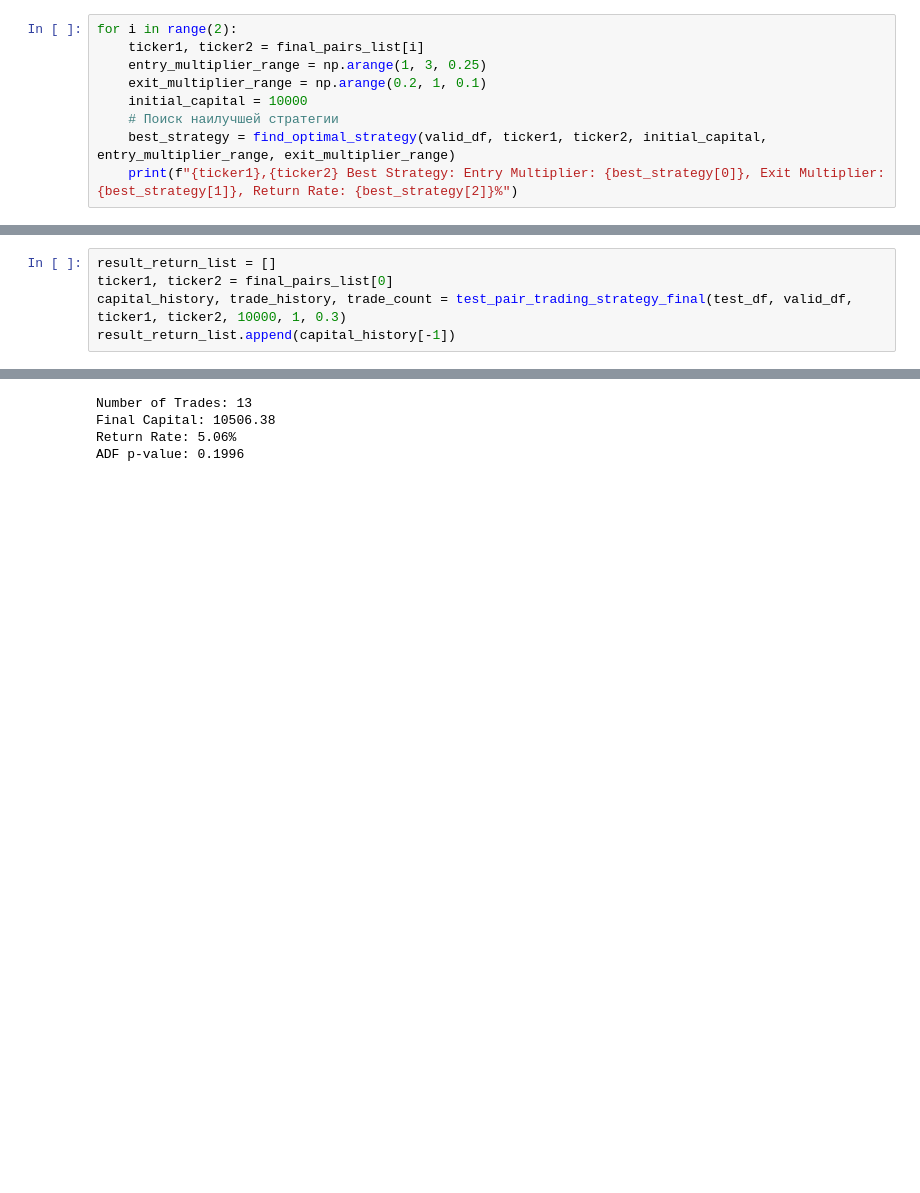
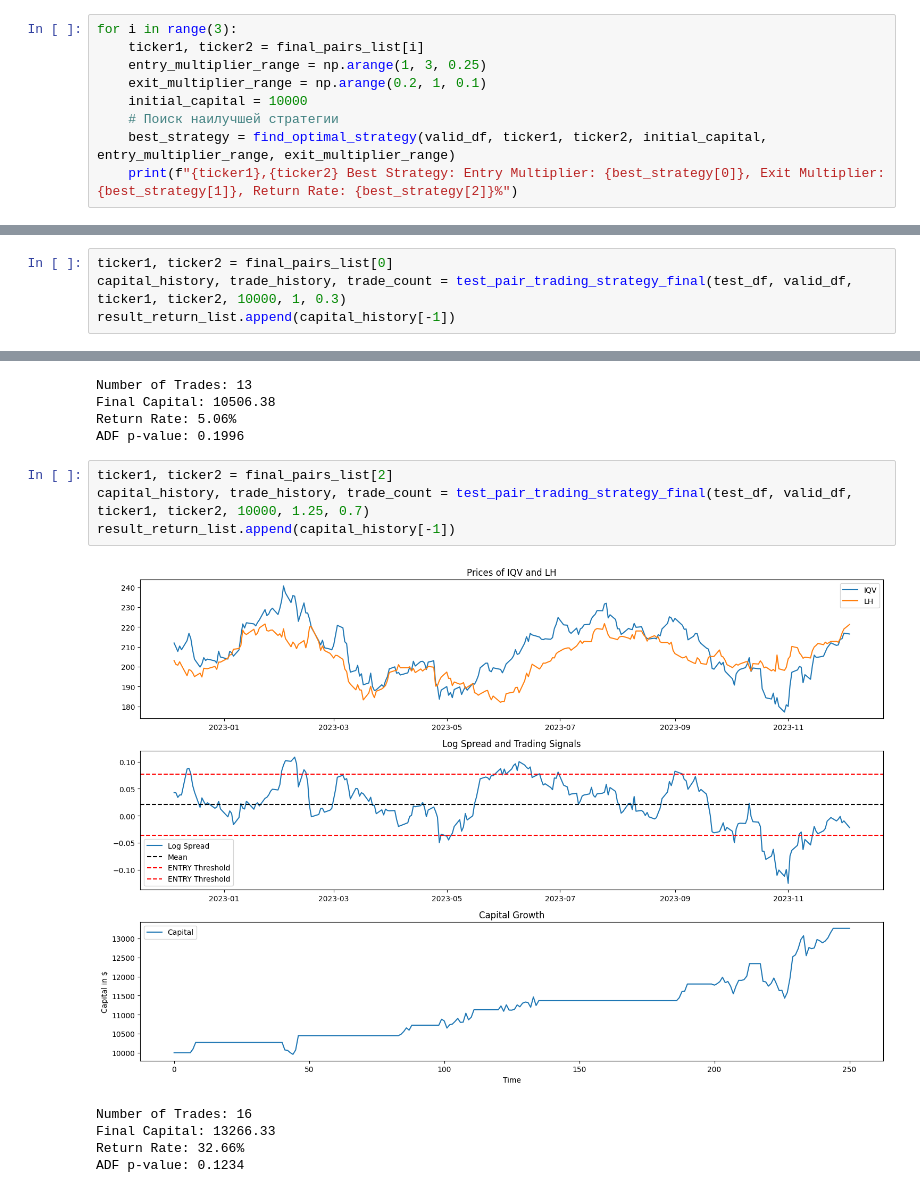
Before and after one commit to sergandri/PairTradingProject, a Jupyter notebook: draft.ipynb, the cells around one changed output, grey strips where cells are left out. Drawn from its saved outputs; the diff is of its cells as text; blank space fills up the shorter version.

```diff
--- a/draft.ipynb
+++ b/draft.ipynb
@@ -732,7 +697,7 @@ def find_optimal_strategy(valid_df, ticker1, ticker2, initial_capital, entry_mul
 
     return best_strategy
 # %%
-for i in range(2):
+for i in range(3):
     ticker1, ticker2 = final_pairs_list[i]
     entry_multiplier_range = np.arange(1, 3, 0.25)
     exit_multiplier_range = np.arange(0.2, 1, 0.1)
@@ -938,7 +811,6 @@ def test_pair_trading_strategy_final(test_df, valid_df, ticker1, ticker2, initia
 
     return capital_history, trade_history, trade_count
 # %%
-result_return_list = []
 ticker1, ticker2 = final_pairs_list[0]
 capital_history, trade_history, trade_count = test_pair_trading_strategy_final(test_df, valid_df, ticker1, ticker2, 10000, 1, 0.3)
 result_return_list.append(capital_history[-1])
@@ -958,4 +830,14 @@ Number of Trades: 13
 Final Capital: 10506.38
 Return Rate: 5.06%
 ADF p-value: 0.1996
+# %%
+ticker1, ticker2 = final_pairs_list[2]
+capital_history, trade_history, trade_count = test_pair_trading_strategy_final(test_df, valid_df, ticker1, ticker2, 10000, 1.25, 0.7)
+result_return_list.append(capital_history[-1])
+# %% [output]
+[figure, added]
+Number of Trades: 16
+Final Capital: 13266.33
+Return Rate: 32.66%
+ADF p-value: 0.1234
 # %%
```
Also changed, not shown: parts of 12 cells of this notebook, 1 other file.
